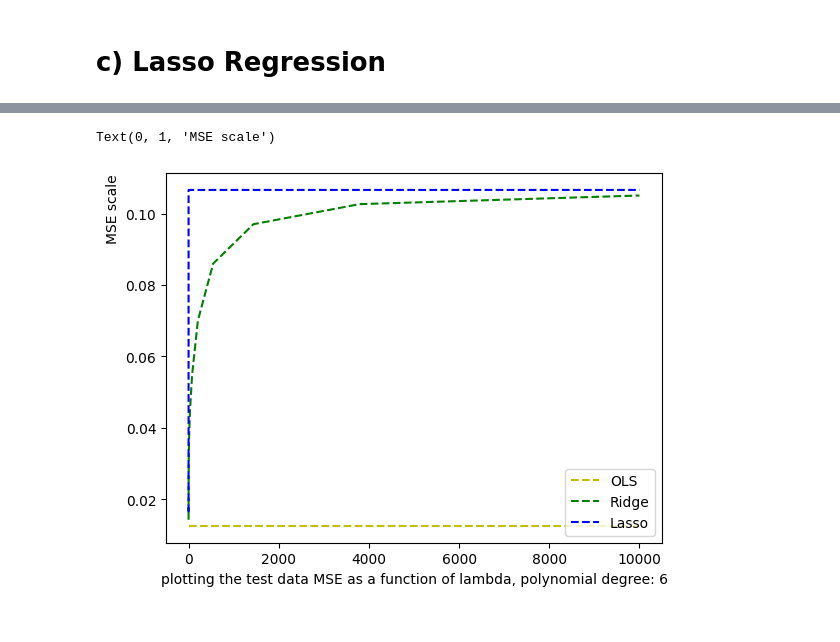
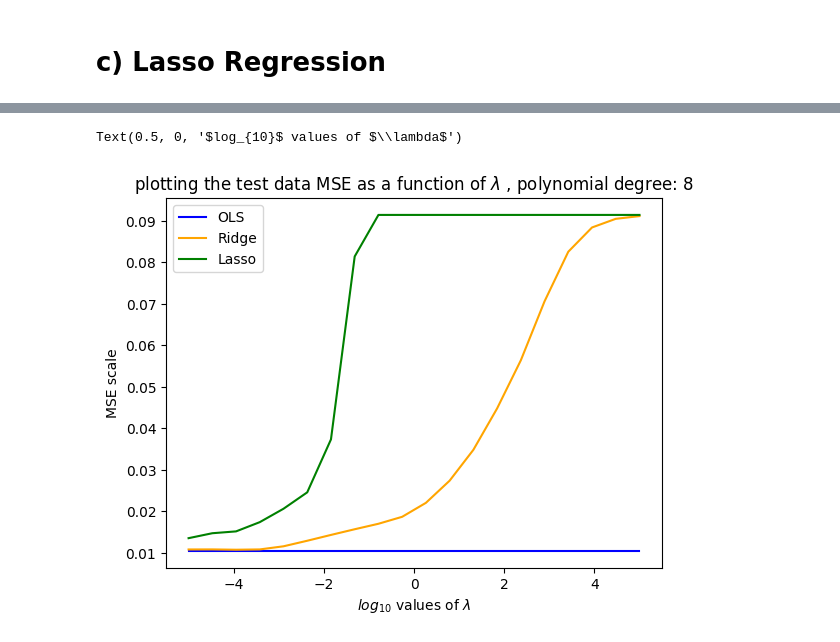
Before and after one commit to alessiasanfelici/FYS-STK4155-Project-1, a Jupyter notebook: exercisesabc.ipynb, the cells around one changed output, grey strips where cells are left out. Cells and saved outputs as stored; diff of their text form; code cells hidden in the pictures.

```diff
--- a/exercisesabc.ipynb
+++ b/exercisesabc.ipynb
@@ -101,7 +105,6 @@ X_train, X_test, z_train, z_test = train_test_split( X, z, test_size=0.33, rando
 
 # scaling the data, in this case we only center the data, thus we subtract the mean values from each column from every column entry
 X_train_mean = np.mean(X_train,axis=0)
-X_train_mean[0] = 0
 X_train_scaled = X_train - X_train_mean
 X_test_scaled = X_test - X_train_mean
 # we now calculate our OLS model's intercept by using the expression from the lecture notes (M. Hjorth-Jensen: Notes on scaling with examples), which results from deriving the cost/loss function by beta0 and setting it to zero
@@ -112,6 +115,8 @@ z_scaler = np.mean(z_train)
 z_train_scaled = z_train - z_scaler
 z_test_scaled = z_test - z_scaler
 
+X_train_scaled = X_train_scaled[:, 1:]
+X_test_scaled = X_test_scaled[:, 1:]
 
 # OLS fitting
 
@@ -124,13 +129,13 @@ rsqr_test = np.zeros(degree)
 
 for i in range(1, degree+1):
     c = int((i+2)*(i+1)/2)
-    X_tilde = X_train_scaled[:,0:c]
+    X_tilde = X_train_scaled[:,0:c-1]
     beta = np.linalg.pinv(X_tilde.T @ X_tilde) @ X_tilde.T @ z_train_scaled
 
     beta_list.append(list(beta))
 
     ypredict = X_tilde @ beta
-    ypredict_test = X_test_scaled[:,0:c] @ beta
+    ypredict_test = X_test_scaled[:,0:c-1] @ beta
 
     MSE_train[i-1] = MSE(z_train_scaled, ypredict)
     MSE_test[i-1] = MSE(z_test_scaled, ypredict_test)
@@ -147,14 +152,15 @@ plt.xticks(xax)
 ax2 = ax1.twinx()
 ax2.set_ylim(np.min(rsqr_train)*0.9, 1)
 ax1.set_ylim(0, np.max(MSE_test)*1.1)
-ax1.plot(xax, MSE_train, 'g--', label='MSE_train')
-ax1.plot(xax, MSE_test, 'r--', label='MSE_test')
-ax2.plot(xax, rsqr_train, 'gx', label='R2_train')
-ax2.plot(xax, rsqr_test, 'rx', label='R2_test')
+ax1.plot(xax, MSE_train, 'g-', label='MSE train')
+ax1.plot(xax, MSE_test, 'r-', label='MSE test')
+ax2.plot(xax, rsqr_train, 'g-', label='R2 train')
+ax2.plot(xax, rsqr_test, 'r-', label='R2 test')
 ax1.legend(loc='upper left')
 ax2.legend(loc='upper right')
 ax1.set_ylabel('MSE scale', loc='top')
 ax2.set_ylabel('R2 scale', loc='top')
+plt.title('MSE and R2 as a function of polynomial degree')
 
 # plot the beta
 
@@ -295,7 +295,7 @@ for j in range(len(lmb)):
                 poly = PolynomialFeatures(degree=i)
                 # creating the designmatrix from the vectors x, y
                 designmatrix = poly.fit_transform(xx_Ridge)
-                RegRidge_scikit = linear_model.Ridge(lmb[j], fit_intercept=True)
+                RegRidge_scikit = linear_model.Ridge(lmb[j], fit_intercept=False)
                 RegRidge_scikit.fit(designmatrix, z_train)
 
                 beta_Ridge_scikit.append(list(RegRidge_scikit.coef_))
@@ -383,22 +383,22 @@ The optimal parameters are [lambda, polynomial degree] = [0.0001, 5] with a test
 # %%
 glob_min = np.min([MSE_opt_OLS, MSE_opt_Ridge, MSE_opt_Lasso])
 glob_argmin = np.argmin([MSE_opt_OLS, MSE_opt_Ridge, MSE_opt_Lasso])
 
 if glob_argmin == 0:
     para_opt = para_opt_OLS
 elif glob_argmin == 1:
     para_opt = para_opt_Ridge[1]
 elif glob_argmin == 2:
     para_opt = para_opt_Lasso[1]
 
 plt.figure()
-plt.xlabel("plotting the test data MSE as a function of lambda, polynomial degree: "+str(para_opt+1))
-plt.plot(lmb, np.ones(len(lmb))*MSE_test[para_opt], 'y--', label='OLS')
-plt.plot(lmb, MSE_test_Ridge[:, para_opt], 'g--', label='Ridge')
-plt.plot(lmb, MSE_test_Lasso[:, para_opt], 'b--', label='Lasso')
-
-plt.legend(loc='lower right')
-plt.ylabel('MSE scale', loc='top')
+plt.title("plotting the test data MSE as a function of " + r'$\lambda$' + " , polynomial degree: "+str(para_opt+1))
+plt.plot(np.log10(lmb), np.ones(len(lmb))*MSE_test[para_opt], 'b-', label='OLS')
+plt.plot(np.log10(lmb), MSE_test_Ridge[:, para_opt], 'orange', label='Ridge')
+plt.plot(np.log10(lmb), MSE_test_Lasso[:, para_opt], 'g-', label='Lasso')
+plt.legend()
+plt.ylabel('MSE scale')
+plt.xlabel(r'$log_{10}$'+' values of '+r'$\lambda$')
 # %% [output]
-Text(0, 1, 'MSE scale')
+Text(0.5, 0, '$log_{10}$ values of $\\lambda$')
-[figure, old version]
+[figure, new version]
```
Also changed, not shown: parts of 4 cells of this notebook, 1 other file.
